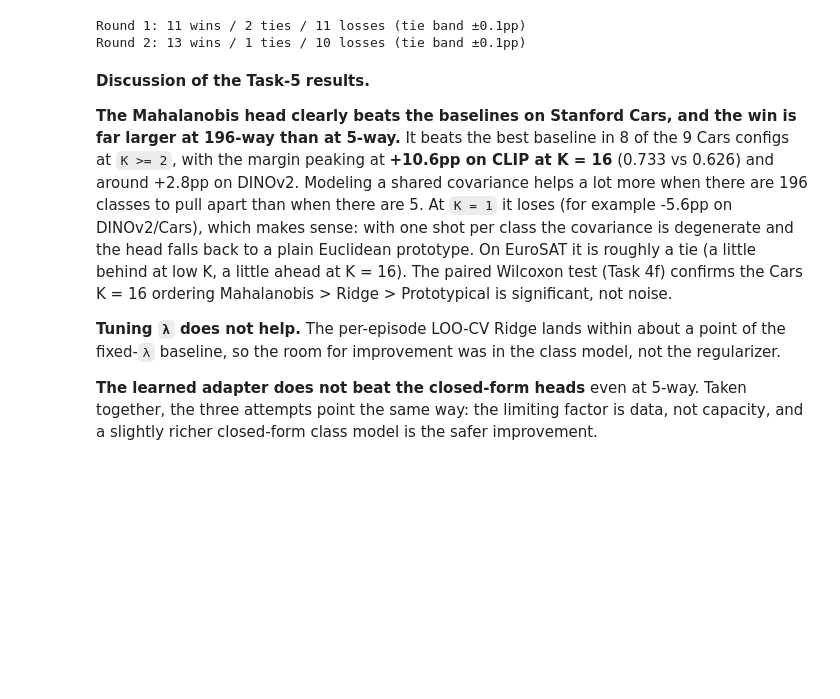
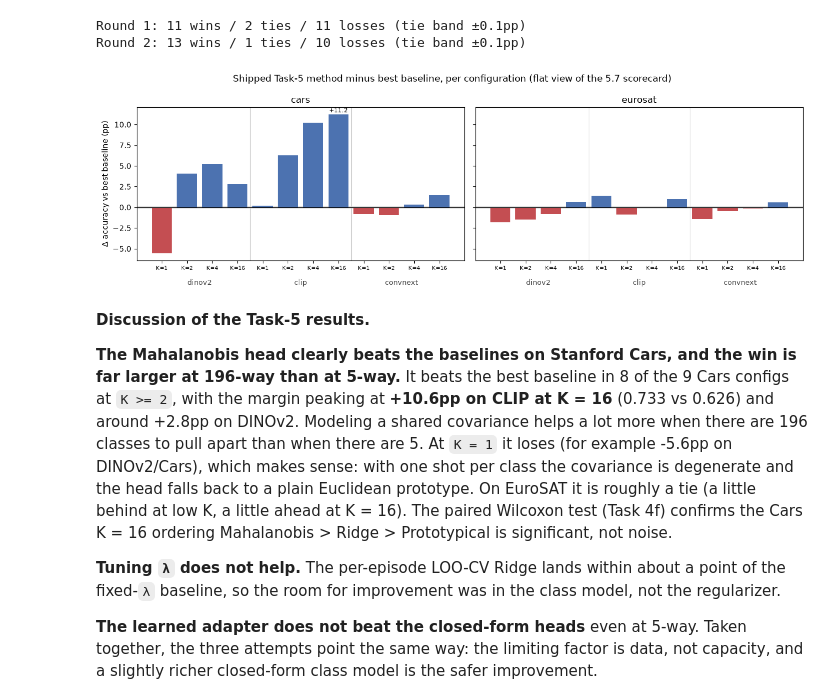
Before and after one commit to eyalsht/cv-hw2-few-shot-benchmarking, a Jupyter notebook: cv_hw2_312359284_314884834.ipynb, the cells around one changed output. Cells and saved outputs as stored; diff of their text form; code cells hidden in the pictures; blank space fills up the shorter version.

```diff
--- a/cv_hw2_312359284_314884834.ipynb
+++ b/cv_hw2_312359284_314884834.ipynb
@@ -2199,6 +2202,36 @@ for name, D in [("Round 1", D1), ("Round 2", D2)]:
 [figure]
 Round 1: 11 wins / 2 ties / 11 losses (tie band ±0.1pp)
 Round 2: 13 wins / 1 ties / 10 losses (tie band ±0.1pp)
+# %%
+# 5.7b Flat companion view of the scorecard: one bar per (dataset, backbone, K), shipped
+# round-2 method minus the best baseline head (identical numbers to the heatmap's right panel).
+# Blue = beats the baseline, red = loses, gray = inside the 0.1pp tie band (shaded).
+fig, axes = plt.subplots(1, 2, figsize=(13, 4.2), sharey=True)
+for ax, ds in zip(axes, DATASETS):
+    vals = [D2[_rows.index((ds, bb)), j] for bb in BACKBONES for j in range(len(K_SHOTS))]
+    x = np.arange(len(vals))
+    colors = ["#4c72b0" if v > TIE_PP else "#c44e52" if v < -TIE_PP else "#999999" for v in vals]
+    ax.axhspan(-TIE_PP, TIE_PP, color="0.88", zorder=0)
+    ax.bar(x, vals, color=colors, zorder=2)
+    ax.axhline(0, color="k", lw=0.8)
+    for g in [3.5, 7.5]:
+        ax.axvline(g, color="0.82", lw=0.8, zorder=1)
+    imax = int(np.argmax(vals))
+    if max(vals) > 2:
+        ax.text(imax, vals[imax] + 0.25, f"+{vals[imax]:.1f}", ha="center", fontsize=8)
+    ax.set_xticks(x)
+    ax.set_xticklabels([f"K={k}" for bb in BACKBONES for k in K_SHOTS], fontsize=7)
+    for gi, bb in enumerate(BACKBONES):
+        ax.text(gi * 4 + 1.5, -0.16, bb, transform=ax.get_xaxis_transform(),
+                ha="center", fontsize=9, color="#444444")
+    ax.set_title(ds)
+axes[0].set_ylabel("Δ accuracy vs best baseline (pp)")
+fig.suptitle("Shipped Task-5 method minus best baseline, per configuration (flat view of the 5.7 scorecard)")
+plt.tight_layout()
+fig.subplots_adjust(bottom=0.18)
+plt.show()
+# %% [output]
+[figure, added]
 # %% [markdown]
 **Discussion of the Task-5 results.**
 
```
Also changed, not shown: parts of 1 cell of this notebook.
